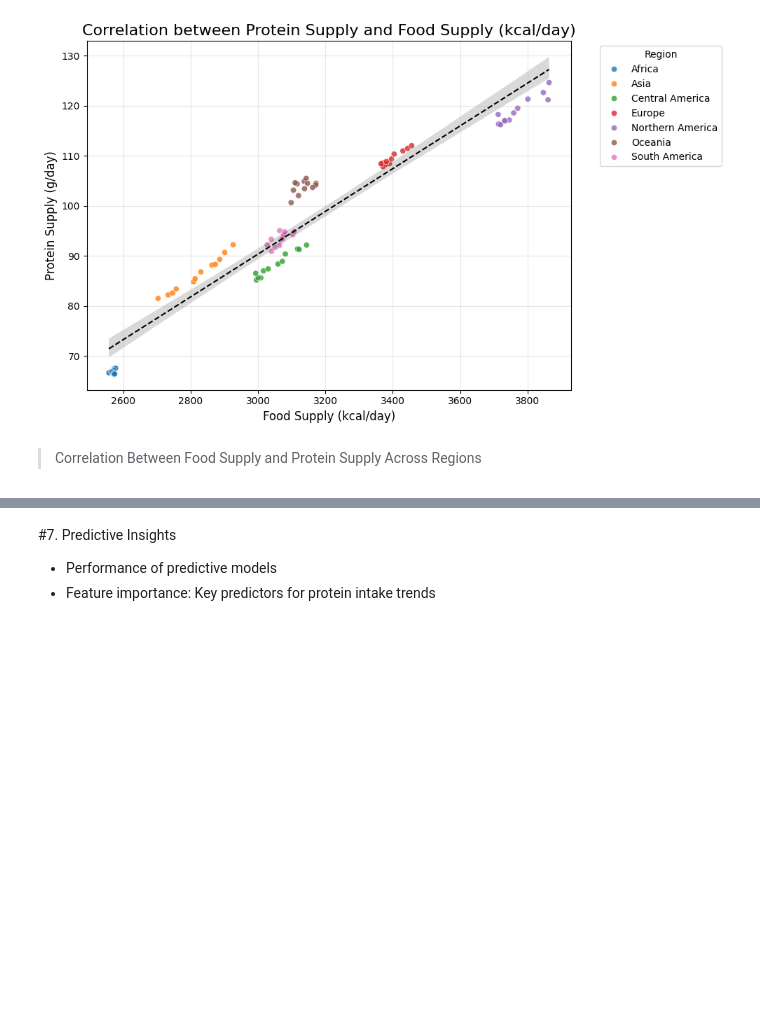
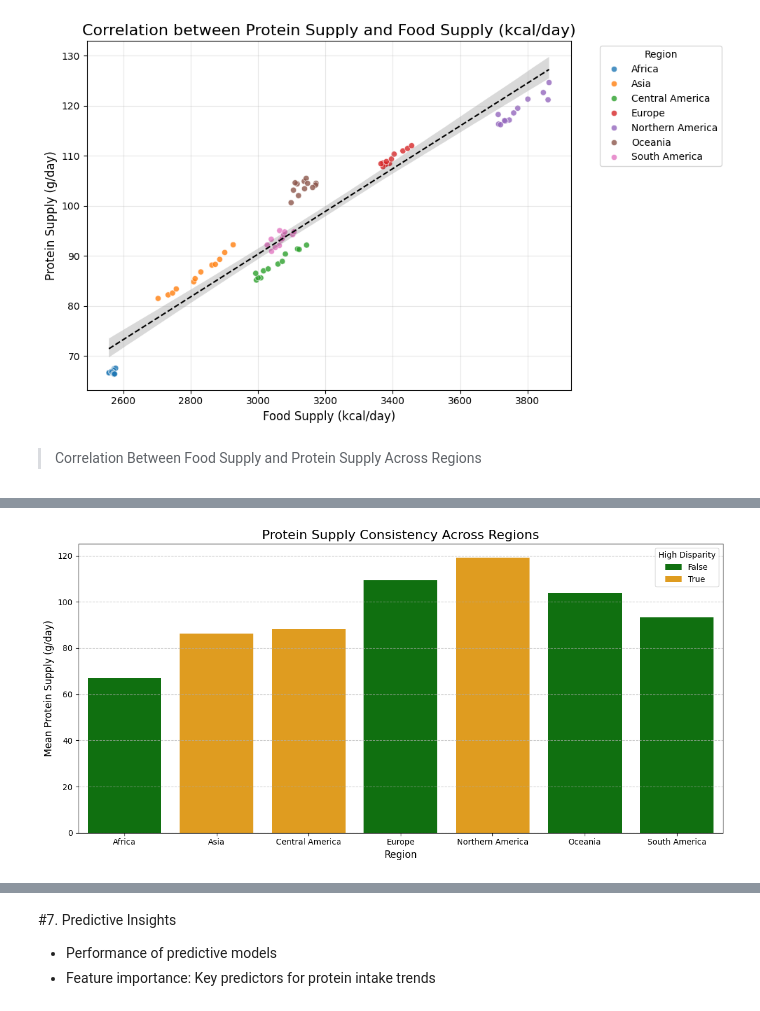
Before and after one commit to vaisenberg/Hackathon_Data_1, a Jupyter notebook: Hackathon_Data_1_lastupdate.ipynb, the cells around one changed output, grey strips where cells are left out. Cells and saved outputs as stored; diff of their text form; code cells hidden in the pictures; blank space fills up the shorter version.

```diff
--- a/Hackathon_Data_1_lastupdate.ipynb
+++ b/Hackathon_Data_1_lastupdate.ipynb
@@ -1506,0 +1631,14 @@ Correlation DataFrame:
+# %%
+protein_supply_variability = (
+    collected_data.groupby("Region")["Protein Supply (g/day)"]
+    .agg(["mean", "std", "min", "max"])
+    .reset_index()
+    .rename(columns={"std": "Variability (std)", "mean": "Mean Protein Supply"})
+)
+
+# Adding a column to identify regions with high disparities
+protein_supply_variability["High_Disparity"] = protein_supply_variability["Variability (std)"] > protein_supply_variability["Variability (std)"].mean()
+median_variability = protein_supply_variability["Variability (std)"].median()
+protein_supply_variability["Disparity"] = protein_supply_variability["Variability (std)"] > median_variability
+
+print(protein_supply_variability)
@@ -1506,0 +1663,22 @@ Correlation DataFrame:
+# %%
+import matplotlib.pyplot as plt
+import seaborn as sns
+
+# Plot mean protein supply and variability
+plt.figure(figsize=(12, 6))
+sns.barplot(
+    data=protein_supply_variability,
+    x="Region",
+    y="Mean Protein Supply",
+    hue="Disparity",
+    palette=["green", "orange"]
+)
+plt.title("Protein Supply Consistency Across Regions", fontsize=16)
+plt.xlabel("Region", fontsize=12)
+plt.ylabel("Mean Protein Supply (g/day)", fontsize=12)
+plt.legend(title="High Disparity")
+plt.grid(axis="y", linestyle="--", alpha=0.7)
+plt.tight_layout()
+plt.show()
+# %% [output]
+[figure, added]
```
Also changed, not shown: parts of 28 cells of this notebook.
